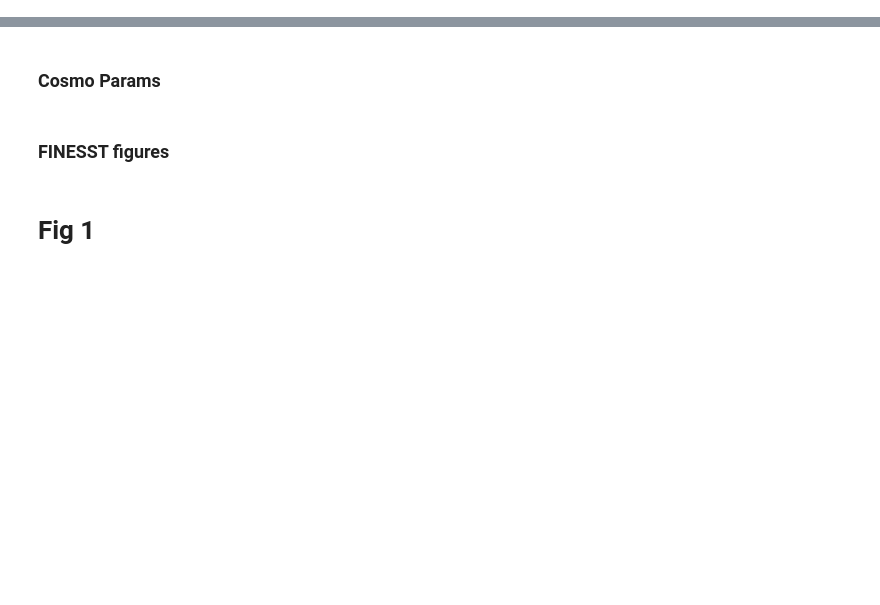
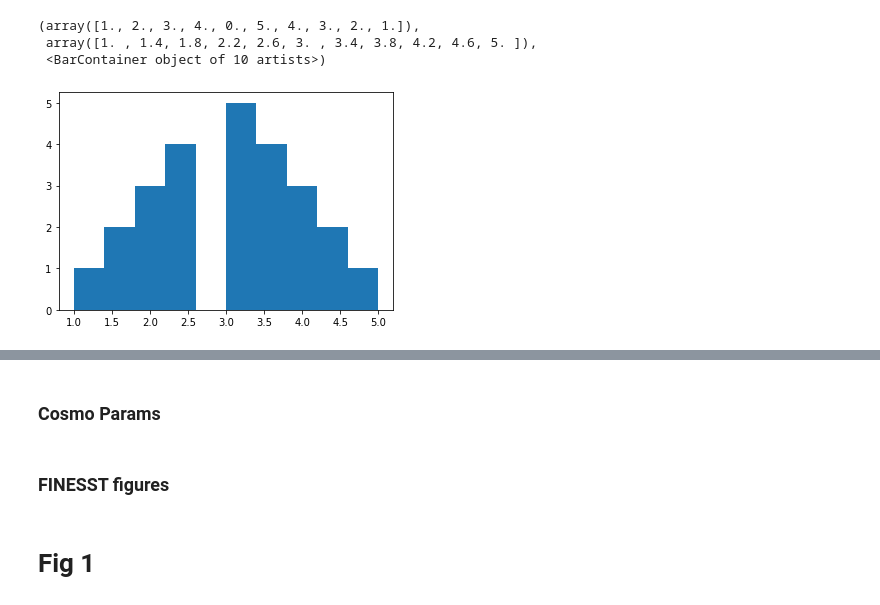
Before and after one commit to mscoggs/dcbh_relation_lifetime, a Jupyter notebook: analyze_trees.ipynb, the cells around one changed output, grey strips where cells are left out. Cells and saved outputs as stored; diff of their text form; code cells hidden in the pictures; blank space fills up the shorter version.

```diff
--- a/analyze_trees.ipynb
+++ b/analyze_trees.ipynb
@@ -30,3 +30,11 @@ import random
 from scipy.stats import poisson
 import astropy
 from astropy import units as u
+# %%
+l = [1,1.5,1.5, 2,2,2,2.5,2.5,2.5,2.5,3,3,3,3,3,3.5,3.5,3.5,3.5,4,4,4,4.5,4.5,5,]
+plt.hist(l)
+# %% [output]
+(array([1., 2., 3., 4., 0., 5., 4., 3., 2., 1.]),
+ array([1. , 1.4, 1.8, 2.2, 2.6, 3. , 3.4, 3.8, 4.2, 4.6, 5. ]),
+ <BarContainer object of 10 artists>)
+[figure, added]
```
Also changed, not shown: parts of 8 cells of this notebook.
